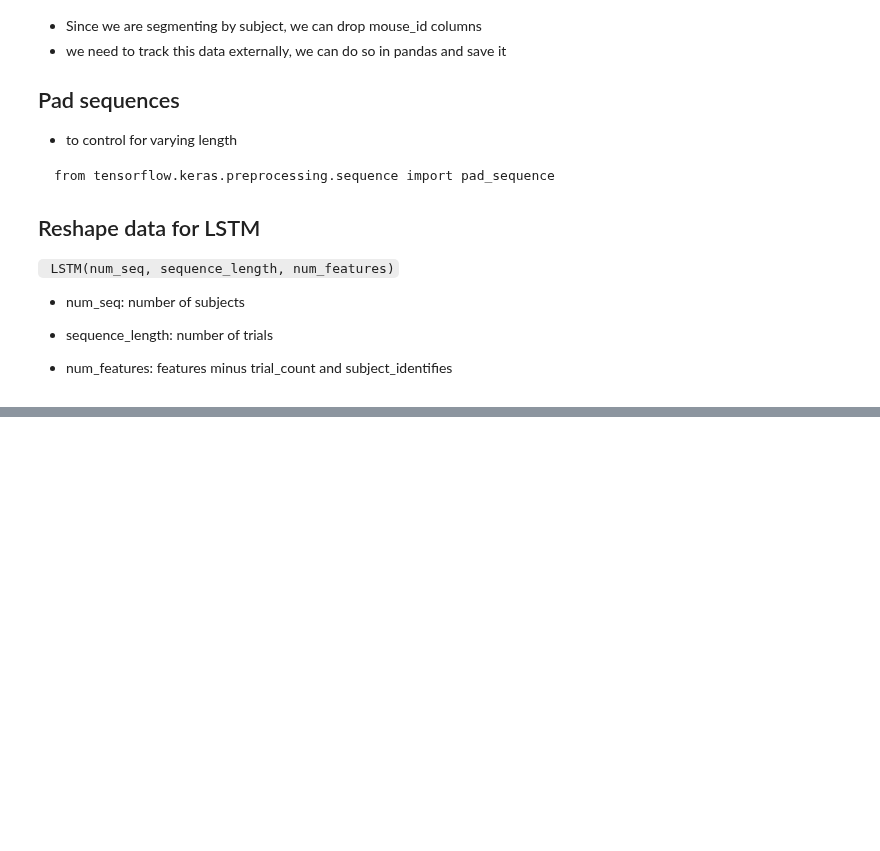
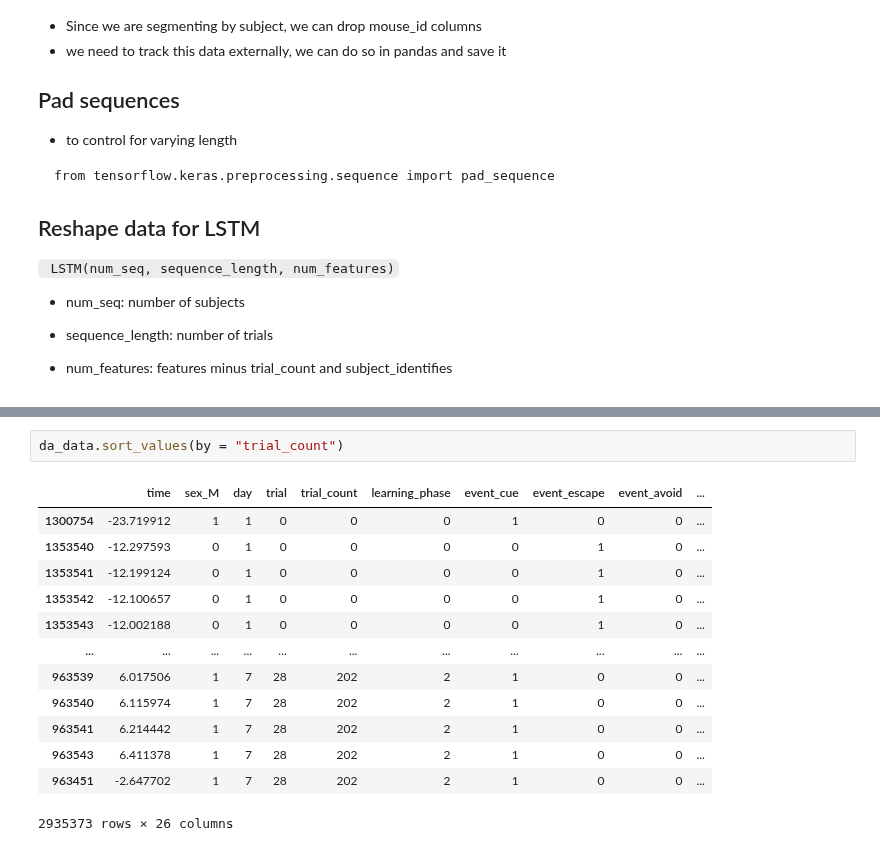
Before and after one commit to Mschaid/ENIGMA, a Jupyter notebook: notebooks/development/data_restruct.ipynb, the cells around one changed output, grey strips where cells are left out. Drawn from its saved outputs; the diff is of its cells as text; blank space fills up the shorter version.

```diff
--- a/notebooks/development/data_restruct.ipynb
+++ b/notebooks/development/data_restruct.ipynb
@@ -223,0 +97,16 @@ data.head(50)
+# %%
+da_data.sort_values(by = "trial_count")
+# %% [output]
+|  | time | sex_M | day | trial | trial_count | learning_phase | event_cue | event_escape | event_avoid | ... |
+| 1300754 | -23.719912 | 1 | 1 | 0 | 0 | 0 | 1 | 0 | 0 | ... |
+| 1353540 | -12.297593 | 0 | 1 | 0 | 0 | 0 | 0 | 1 | 0 | ... |
+| 1353541 | -12.199124 | 0 | 1 | 0 | 0 | 0 | 0 | 1 | 0 | ... |
+| 1353542 | -12.100657 | 0 | 1 | 0 | 0 | 0 | 0 | 1 | 0 | ... |
+| 1353543 | -12.002188 | 0 | 1 | 0 | 0 | 0 | 0 | 1 | 0 | ... |
+| ... | ... | ... | ... | ... | ... | ... | ... | ... | ... | ... |
+| 963539 | 6.017506 | 1 | 7 | 28 | 202 | 2 | 1 | 0 | 0 | ... |
+| 963540 | 6.115974 | 1 | 7 | 28 | 202 | 2 | 1 | 0 | 0 | ... |
+| 963541 | 6.214442 | 1 | 7 | 28 | 202 | 2 | 1 | 0 | 0 | ... |
+| 963543 | 6.411378 | 1 | 7 | 28 | 202 | 2 | 1 | 0 | 0 | ... |
+| 963451 | -2.647702 | 1 | 7 | 28 | 202 | 2 | 1 | 0 | 0 | ... |
+2935373 rows × 26 columns
```
Also changed, not shown: parts of 22 cells of this notebook, 1 other file.
